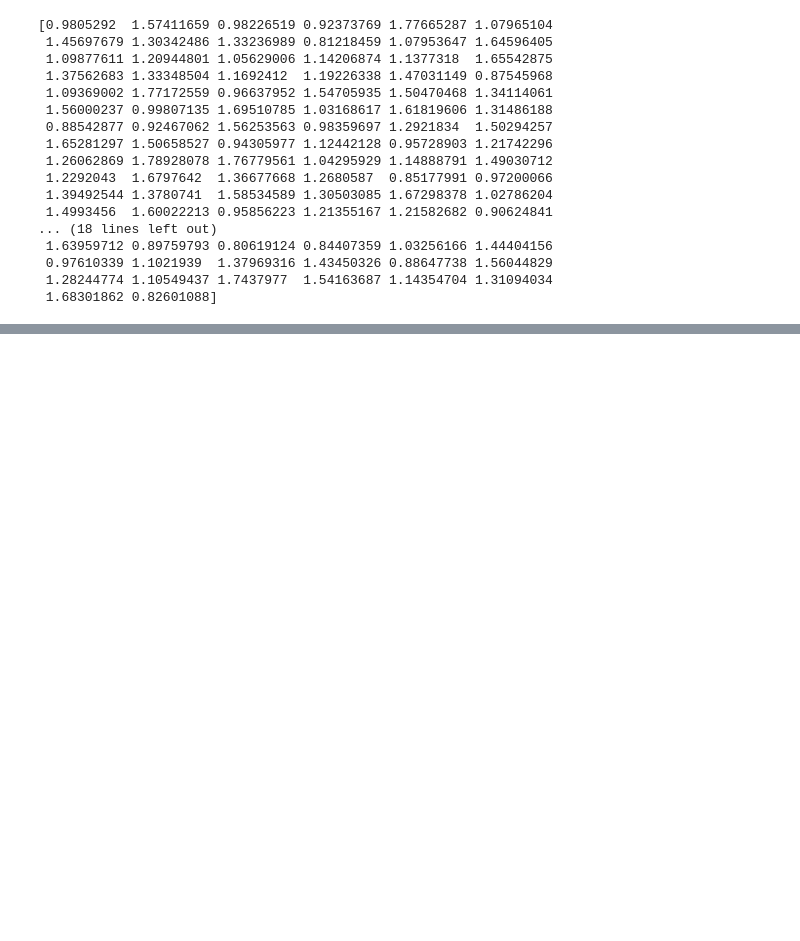
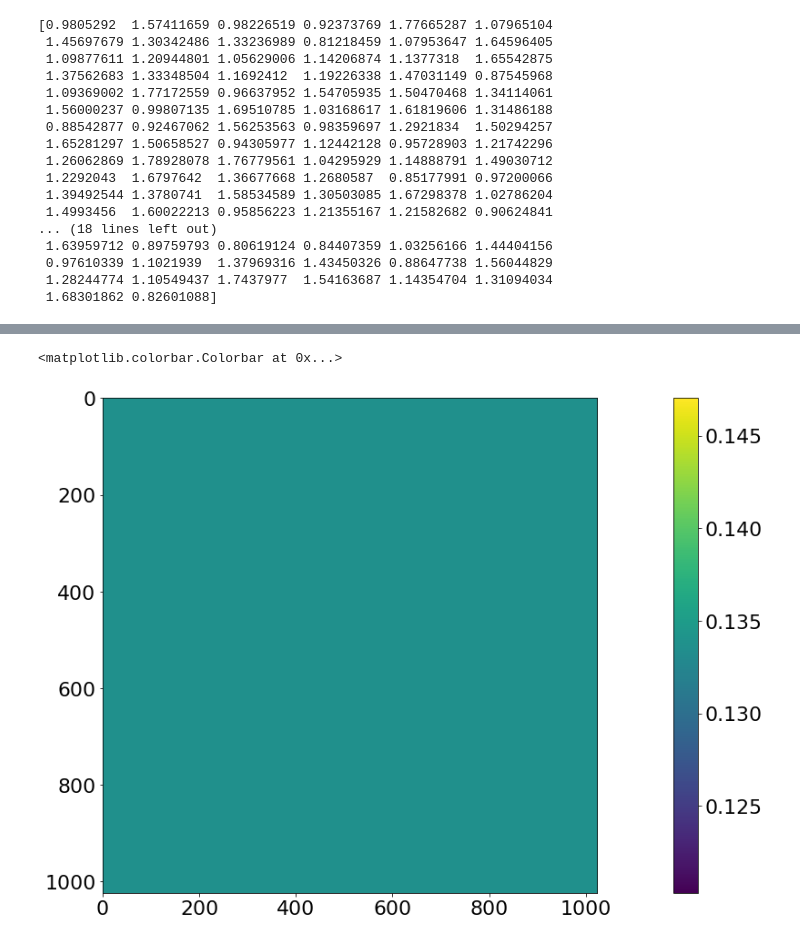
Before and after one commit to jdberkson/OPTI-556-Computational-Imaging, a Jupyter notebook: FinalProject_JoelBerkson.ipynb, the cells around one changed output, grey strips where cells are left out. Cells and saved outputs as stored; diff of their text form; code cells hidden in the pictures; blank space fills up the shorter version.

```diff
--- a/FinalProject_JoelBerkson.ipynb
+++ b/FinalProject_JoelBerkson.ipynb
@@ -228,0 +258,21 @@ for i in range(200):
+# %%
+inputs=keras.Input(shape=(1024, 1024, 1))
+
+# Encoder
+x = layers.Conv2D(2, (5, 5), strides=1, activation="relu", padding="same")(inputs)
+x = layers.MaxPooling2D((2, 2), padding='same')(x)
+x = layers.Conv2D(4, (4, 4), strides=2, activation="relu", padding="same")(x)
+x = layers.MaxPooling2D((2, 2), padding='same')(x)
+x = layers.Conv2D(8, (3, 3), strides=2, activation="relu", padding="same")(x)
+x = layers.MaxPooling2D((2, 2), padding='same')(x)
+
+# Decoder
+x = layers.Conv2DTranspose(8, (3, 3), strides=2, activation="relu", padding="same")(x)
+x = layers.Conv2DTranspose(4, (4, 4), strides=2, activation="relu", padding="same")(x)
+x = layers.Conv2DTranspose(2, (5, 5), strides=2, activation="relu", padding="same")(x)
+x = layers.Conv2DTranspose(2, (6, 6), strides = 2,activation="relu", padding="same")(x)
+x = layers.Conv2DTranspose(1, (8, 8), strides = 2,activation="relu", padding="same")(x)
+
+model2 = keras.Model(inputs, x)
+model2.compile(optimizer='adam', loss='mean_squared_error')
+model2.summary()
@@ -228,0 +297,9 @@ for i in range(200):
+# %%
+model2.fit(
+    x=PatternGamma[0:125,:,:],
+    y=PatternCorrect[0:125,:,:],
+    epochs=20,
+    batch_size=20,
+    shuffle=True,
+    validation_data=(PatternGamma[125:150,:,:], PatternCorrect[125:150,:,:]),
+)
@@ -228,0 +325,6 @@ for i in range(200):
+# %%
+plt.imshow(model2.predict(PatternGamma[5:6,:,:])[0,:,:,0])
+plt.colorbar()
+# %% [output]
+<matplotlib.colorbar.Colorbar at 0x...>
+[figure, added]
```
Also changed, not shown: parts of 13 cells of this notebook.
